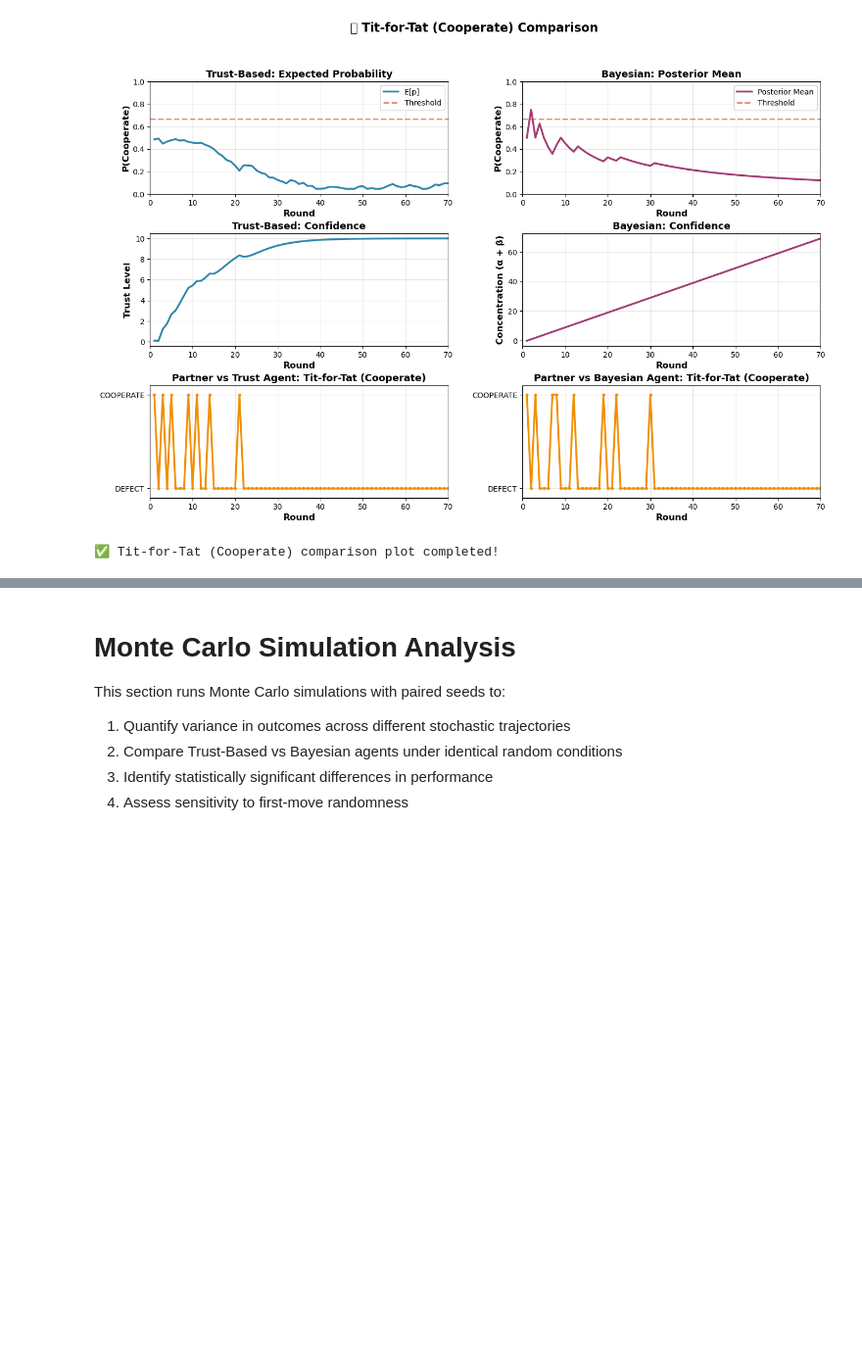
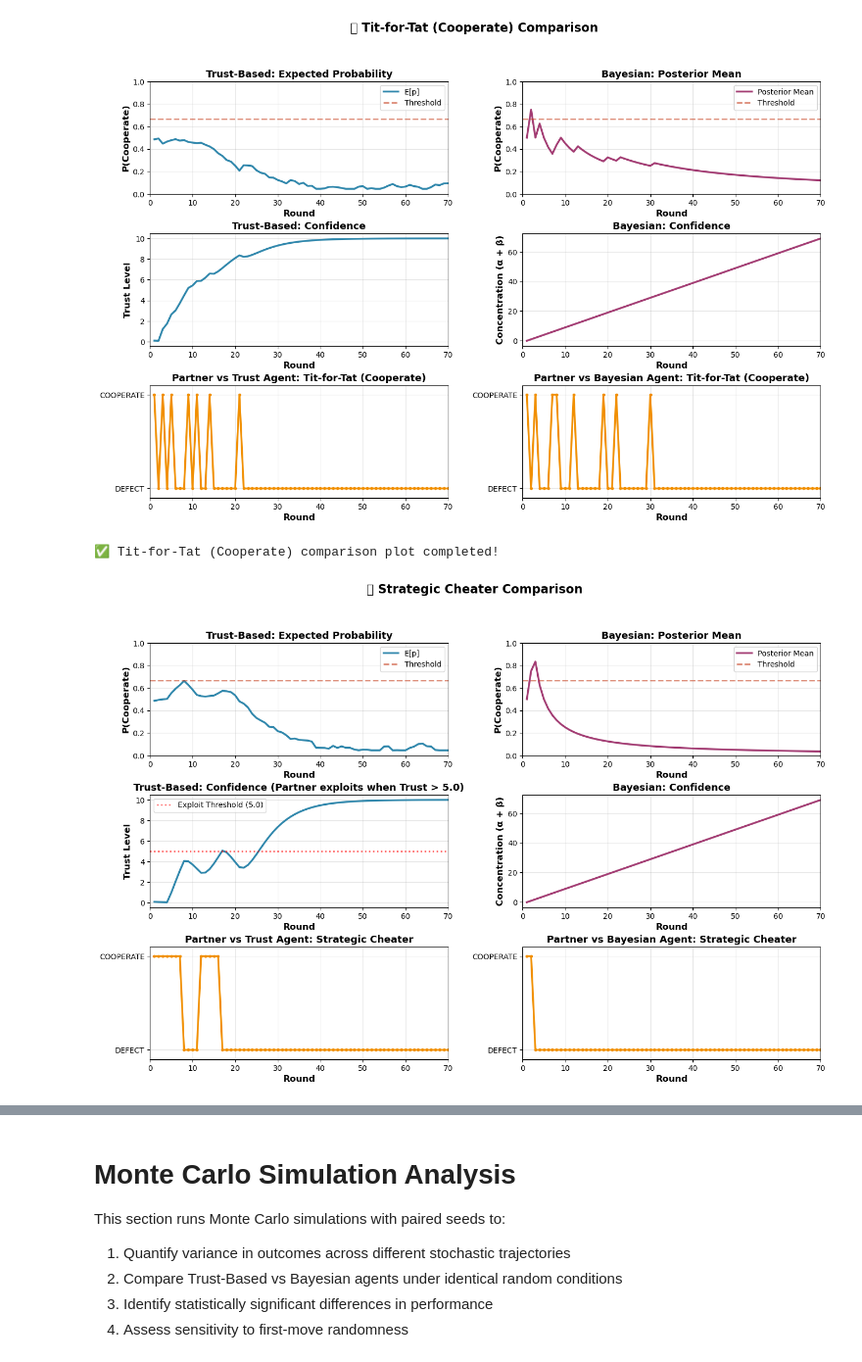
Before and after one commit to Mobinzarreh/trust-bayesian-agent-comparison, a Jupyter notebook: Trust_updated_focal_stoch_Betray.ipynb, the cells around one changed output, grey strips where cells are left out. Shown at 98% size. Saved outputs shown, nothing was run; the diff lists cells and outputs as text; code cells hidden in the pictures; blank space fills up the shorter version.

```diff
--- a/Trust_updated_focal_stoch_Betray.ipynb
+++ b/Trust_updated_focal_stoch_Betray.ipynb
@@ -3383,3 +3364,92 @@ print("✅ Tit-for-Tat (Cooperate) comparison plot completed!")
 # %% [output]
 [figure]
 ✅ Tit-for-Tat (Cooperate) comparison plot completed!
+# %%
+# ============================================================================
+# STATIC COMPARISON PLOT: STRATEGIC CHEATER
+# ============================================================================
+
+fig = plt.figure(figsize=(16, 10))
+gs = gridspec.GridSpec(3, 2, figure=fig, hspace=0.35, wspace=0.25)
+
+ax_prob_trust = fig.add_subplot(gs[0, 0])
+ax_prob_bayes = fig.add_subplot(gs[0, 1])
+ax_conf_trust = fig.add_subplot(gs[1, 0])
+ax_conf_bayes = fig.add_subplot(gs[1, 1])
+ax_partner_trust = fig.add_subplot(gs[2, 0])
+ax_partner_bayes = fig.add_subplot(gs[2, 1])
+
+colors = {'trust': '#2E86AB', 'bayesian': '#A23B72', 'partner': '#F18F01', 'threshold': '#C73E1D'}
+
+# Plot probability/posterior mean for both agents
+ax_prob_trust.plot(df_strategic_cheater['Round'], df_strategic_cheater['E_p'],
+                   color=colors['trust'], linewidth=2.5, label='E[p]')
+ax_prob_trust.axhline(2/3, color=colors['threshold'], linestyle='--', alpha=0.6, linewidth=2, label='Threshold')
+ax_prob_trust.set_xlim(0, num_rounds)
+ax_prob_trust.set_ylim(0, 1)
+ax_prob_trust.set_xlabel('Round', fontsize=12, fontweight='bold')
+ax_prob_trust.set_ylabel('P(Cooperate)', fontsize=12, fontweight='bold')
+ax_prob_trust.set_title('Trust-Based: Expected Probability', fontsize=13, fontweight='bold')
+ax_prob_trust.grid(alpha=0.3)
+ax_prob_trust.legend()
+
+ax_prob_bayes.plot(df_bayes_strat['Round'], df_bayes_strat['Posterior_Mean'],
+                   color=colors['bayesian'], linewidth=2.5, label='Posterior Mean')
+ax_prob_bayes.axhline(2/3, color=colors['threshold'], linestyle='--', alpha=0.6, linewidth=2, label='Threshold')
+ax_prob_bayes.set_xlim(0, num_rounds)
+ax_prob_bayes.set_ylim(0, 1)
+ax_prob_bayes.set_xlabel('Round', fontsize=12, fontweight='bold')
+ax_prob_bayes.set_ylabel('P(Cooperate)', fontsize=12, fontweight='bold')
+ax_prob_bayes.set_title('Bayesian: Posterior Mean', fontsize=13, fontweight='bold')
+ax_prob_bayes.grid(alpha=0.3)
+ax_prob_bayes.legend()
+
+# Plot confidence measures for both agents
+ax_conf_trust.plot(df_strategic_cheater['Round'], df_strategic_cheater['Agent_Trust'],
+                   color=colors['trust'], linewidth=2.5)
+ax_conf_trust.axhline(5.0, color='red', linestyle=':', alpha=0.6, linewidth=2, label='Exploit Threshold (5.0)')
+ax_conf_trust.set_xlim(0, num_rounds)
+ax_conf_trust.set_xlabel('Round', fontsize=12, fontweight='bold')
+ax_conf_trust.set_ylabel('Trust Level', fontsize=12, fontweight='bold')
+ax_conf_trust.set_title('Trust-Based: Confidence (Partner exploits when Trust > 5.0)', fontsize=13, fontweight='bold')
+ax_conf_trust.grid(alpha=0.3)
+ax_conf_trust.legend()
+
+ax_conf_bayes.plot(df_bayes_strat['Round'], df_bayes_strat['Concentration'],
+                   color=colors['bayesian'], linewidth=2.5)
+ax_conf_bayes.set_xlim(0, num_rounds)
+ax_conf_bayes.set_xlabel('Round', fontsize=12, fontweight='bold')
+ax_conf_bayes.set_ylabel('Concentration (α + β)', fontsize=12, fontweight='bold')
+ax_conf_bayes.set_title('Bayesian: Confidence', fontsize=13, fontweight='bold')
+ax_conf_bayes.grid(alpha=0.3)
+
+# Plot partner behavior for both interactions
+ax_partner_trust.plot(df_strategic_cheater['Round'], df_strategic_cheater['Partner_Choice'],
+                      color=colors['partner'], linewidth=2.5, marker='o', markersize=3)
+ax_partner_trust.set_xlim(0, num_rounds)
+ax_partner_trust.set_ylim(-0.1, 1.1)
+ax_partner_trust.set_yticks([0, 1])
+ax_partner_trust.set_yticklabels(['DEFECT', 'COOPERATE'])
+ax_partner_trust.set_xlabel('Round', fontsize=12, fontweight='bold')
+ax_partner_trust.set_title('Partner vs Trust Agent: Strategic Cheater', fontsize=13, fontweight='bold')
+ax_partner_trust.grid(alpha=0.3)
+
+ax_partner_bayes.plot(df_bayes_strat['Round'], df_bayes_strat['Partner_Choice'],
+                      color=colors['partner'], linewidth=2.5, marker='o', markersize=3)
+ax_partner_bayes.set_xlim(0, num_rounds)
+ax_partner_bayes.set_ylim(-0.1, 1.1)
+ax_partner_bayes.set_yticks([0, 1])
+ax_partner_bayes.set_yticklabels(['DEFECT', 'COOPERATE'])
+ax_partner_bayes.set_xlabel('Round', fontsize=12, fontweight='bold')
+ax_partner_bayes.set_title('Partner vs Bayesian Agent: Strategic Cheater', fontsize=13, fontweight='bold')
+ax_partner_bayes.grid(alpha=0.3)
+
+fig.suptitle('🎯 Strategic Cheater Comparison', fontsize=16, fontweight='bold', y=0.99)
+plt.tight_layout()
+plt.show()
+
+print("✅ Strategic Cheater comparison plot completed!")
+print(f"   Trust-Based: {((df_strategic_cheater['Agent_Choice']==1) & (df_strategic_cheater['Partner_Choice']==1)).mean():.1%} mutual cooperation")
+print(f"   Bayesian:    {((df_bayes_strat['Agent_Choice']==1) & (df_bayes_strat['Partner_Choice']==1)).mean():.1%} mutual cooperation")
+# %% [output]
+[figure, added]
```
Also changed, not shown: parts of 10 cells of this notebook.
